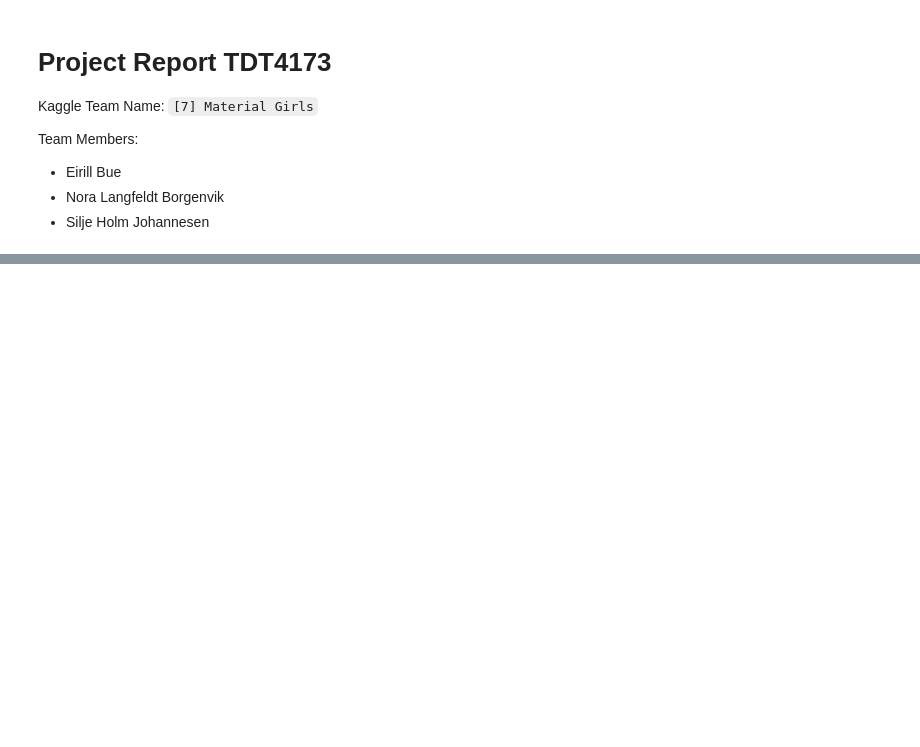
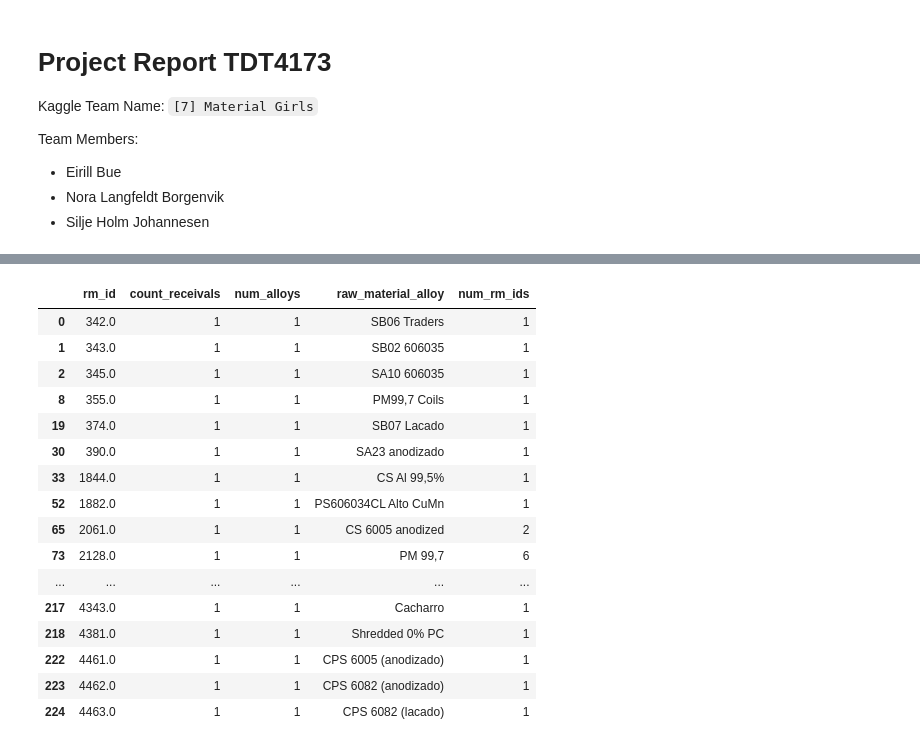
Before and after one commit to siljehj/ML_project, a Jupyter notebook: Report.ipynb, the cells around one changed output, grey strips where cells are left out. Saved outputs shown, nothing was run; the diff lists cells and outputs as text; code cells hidden in the pictures; blank space fills up the shorter version.

```diff
--- a/Report.ipynb
+++ b/Report.ipynb
@@ -32,0 +547,53 @@ purchase_orders["modified_date_time"] = pd.to_datetime(purchase_orders["modified
+# %%
+# Merge receivals with materials to get alloy info
+receivals_with_alloy = receivals.merge(
+    materials[['rm_id', 'raw_material_alloy']],
+    on='rm_id',
+    how='left'
+)
+
+# 1. Count receivals per rm_id
+receival_counts = receivals_with_alloy.groupby('rm_id').agg(
+    count_receivals=('receival_item_no', 'count')
+).reset_index()
+
+# 2. Count unique alloys per rm_id
+alloys_per_rm = receivals_with_alloy.groupby('rm_id')['raw_material_alloy'].nunique().reset_index()
+alloys_per_rm = alloys_per_rm.rename(columns={'raw_material_alloy': 'num_alloys'})
+
+# 3. Get the actual alloy name(s) for each rm_id
+alloy_names = receivals_with_alloy.groupby('rm_id')['raw_material_alloy'].unique().reset_index()
+
+# 4. Count how many rm_ids share each alloy
+alloy_rm_counts = receivals_with_alloy.groupby('raw_material_alloy')['rm_id'].nunique().reset_index()
+alloy_rm_counts = alloy_rm_counts.rename(columns={'rm_id': 'num_rm_ids'})
+
+# 5. Merge everything together
+low_count_table = receival_counts.merge(alloys_per_rm, on='rm_id') \
+                                 .merge(alloy_names, on='rm_id') \
+                                 .explode('raw_material_alloy') \
+                                 .merge(alloy_rm_counts, on='raw_material_alloy')
+
+# 6. Filter for rm_ids with fewer than 2 receivals
+low_count_table = low_count_table[low_count_table['count_receivals'] < 2]
+
+# Display the full table
+display(low_count_table)
+# %% [output]
+|  | rm_id | count_receivals | num_alloys | raw_material_alloy | num_rm_ids |
+| 0 | 342.0 | 1 | 1 | SB06 Traders | 1 |
+| 1 | 343.0 | 1 | 1 | SB02 606035 | 1 |
+| 2 | 345.0 | 1 | 1 | SA10 606035 | 1 |
+| 8 | 355.0 | 1 | 1 | PM99,7 Coils | 1 |
+| 19 | 374.0 | 1 | 1 | SB07 Lacado | 1 |
+| 30 | 390.0 | 1 | 1 | SA23 anodizado | 1 |
+| 33 | 1844.0 | 1 | 1 | CS Al 99,5% | 1 |
+| 52 | 1882.0 | 1 | 1 | PS606034CL Alto CuMn | 1 |
+| 65 | 2061.0 | 1 | 1 | CS 6005 anodized | 2 |
+| 73 | 2128.0 | 1 | 1 | PM 99,7 | 6 |
+| ... | ... | ... | ... | ... | ... |
+| 217 | 4343.0 | 1 | 1 | Cacharro | 1 |
+| 218 | 4381.0 | 1 | 1 | Shredded 0% PC | 1 |
+| 222 | 4461.0 | 1 | 1 | CPS 6005 (anodizado) | 1 |
+| 223 | 4462.0 | 1 | 1 | CPS 6082 (anodizado) | 1 |
+| 224 | 4463.0 | 1 | 1 | CPS 6082 (lacado) | 1 |
```
Also changed, not shown: parts of 31 cells of this notebook, 1 other file.
